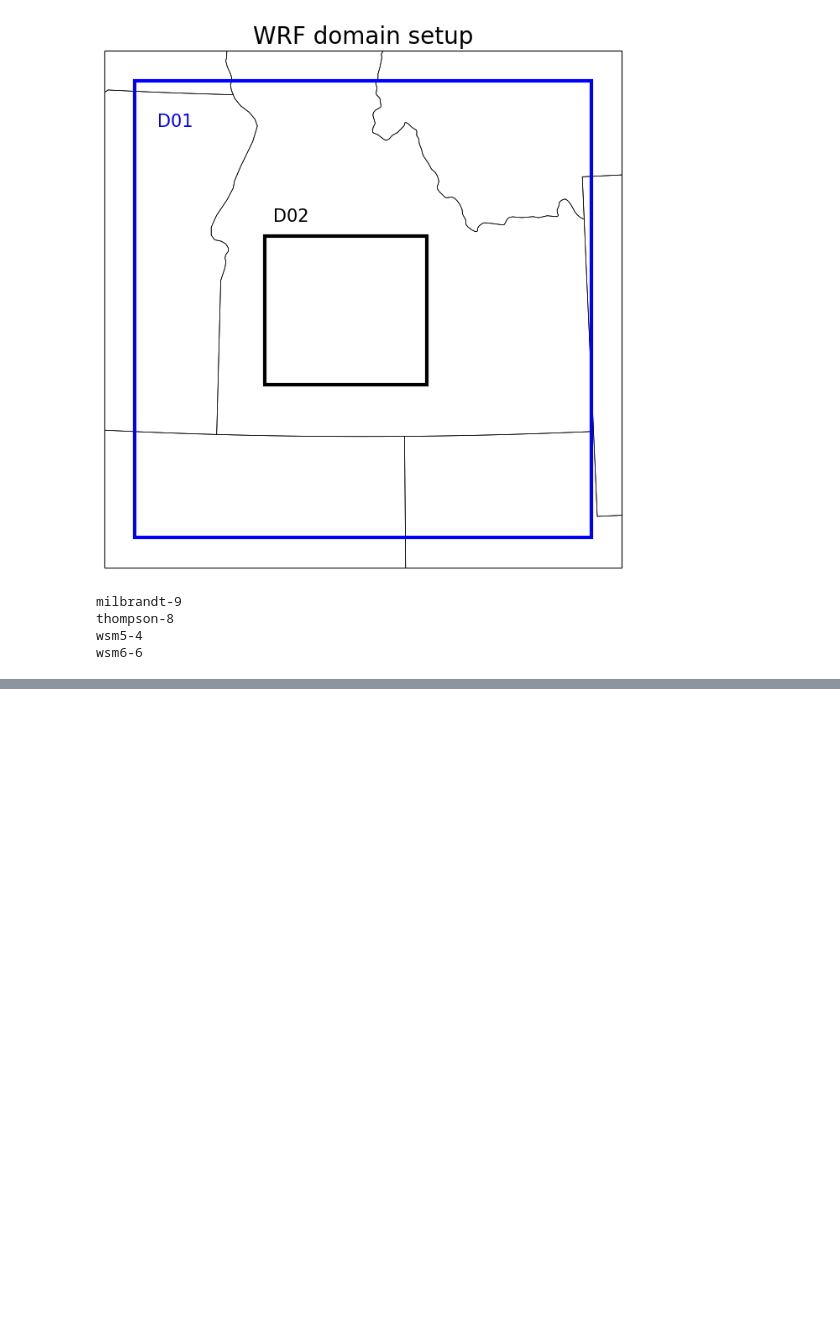
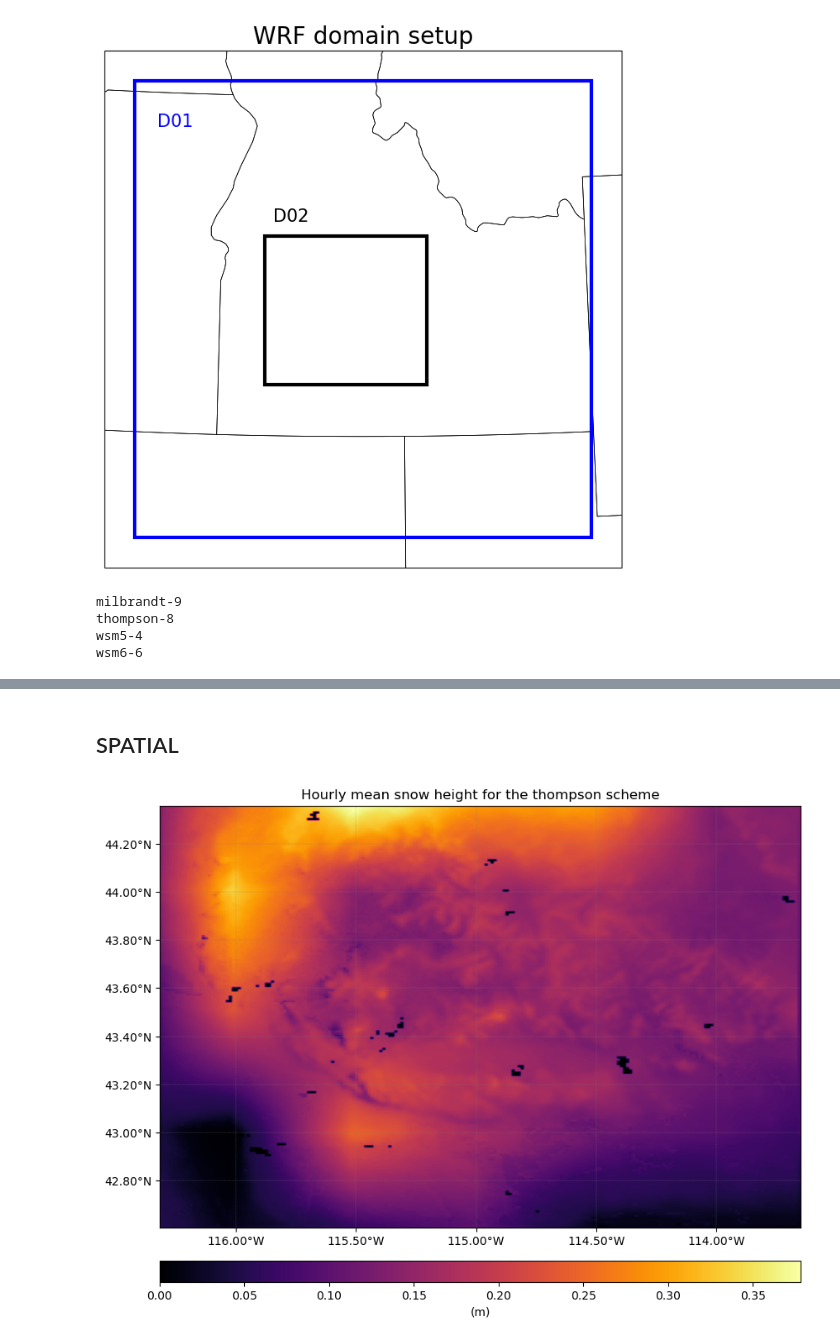
Before and after one commit to stanleyakor1/Python-tutorial, a Jupyter notebook: wrf-python/scheme.ipynb, the cells around one changed output, grey strips where cells are left out. Saved outputs shown, nothing was run; the diff lists cells and outputs as text; code cells hidden in the pictures; blank space fills up the shorter version.

```diff
--- a/wrf-python/scheme.ipynb
+++ b/wrf-python/scheme.ipynb
@@ -164,0 +228,50 @@ plt.show()
+# %% [markdown]
+## SPATIAL
+# %%
+import matplotlib.pyplot as plt
+from mpl_toolkits.axes_grid1 import make_axes_locatable
+import xarray as xr
+
+# Open the wrfout file
+file = dir_thomp + "/thompson_sliced.nc"
+wrf_data = xr.open_dataset(file)
+
+variable = "SNOWH"
+tit = "Hourly mean snow height for the thompson scheme"
+
+# Compute hourly mean snow height
+snowh = wrf_data[variable].mean(dim="Time")
+
+# Extract latitude and longitude dimensions
+lat = wrf_data['XLAT'].isel(Time=0)
+lon = wrf_data['XLONG'].isel(Time=0)
+
+fig, ax = plt.subplots(figsize=(10, 8))
+im = ax.imshow(snowh, extent=(lon.min(), lon.max(), lat.min(), lat.max()), cmap='inferno', origin='lower', alpha=1.0)
+
+plt.title(tit)
+
+# Modify latitude and longitude labels
+lon_ticks = ax.get_xticks()
+lat_ticks = ax.get_yticks()
+lon_labels = [f'{abs(lon):.2f}°{"W" if lon < 0 else "E"}' for lon in lon_ticks]
+lat_labels = [f'{abs(lat):.2f}°{"S" if lat < 0 else "N"}' for lat in lat_ticks]
+ax.set_xticklabels(lon_labels)
+ax.set_yticklabels(lat_labels)
+
+# Add gridlines
+ax.grid(color='gray', linestyle='--', linewidth=0.2)
+
+unit = "(m)"
+# Create a colorbar with the same width as the plot
+divider = make_axes_locatable(ax)
+cax = divider.append_axes('bottom', size='5%', pad=0.4)
+plt.colorbar(im, cax=cax, orientation='horizontal', label="(m)")
+
+# Save the plot to a file
+#plt.savefig('rainnc_plot.pdf', dpi=300)
+
+# Display the plot
+plt.show()
+# %% [output]
+[figure, added]
```
Also changed, not shown: parts of 10 cells of this notebook, 2 other files.
